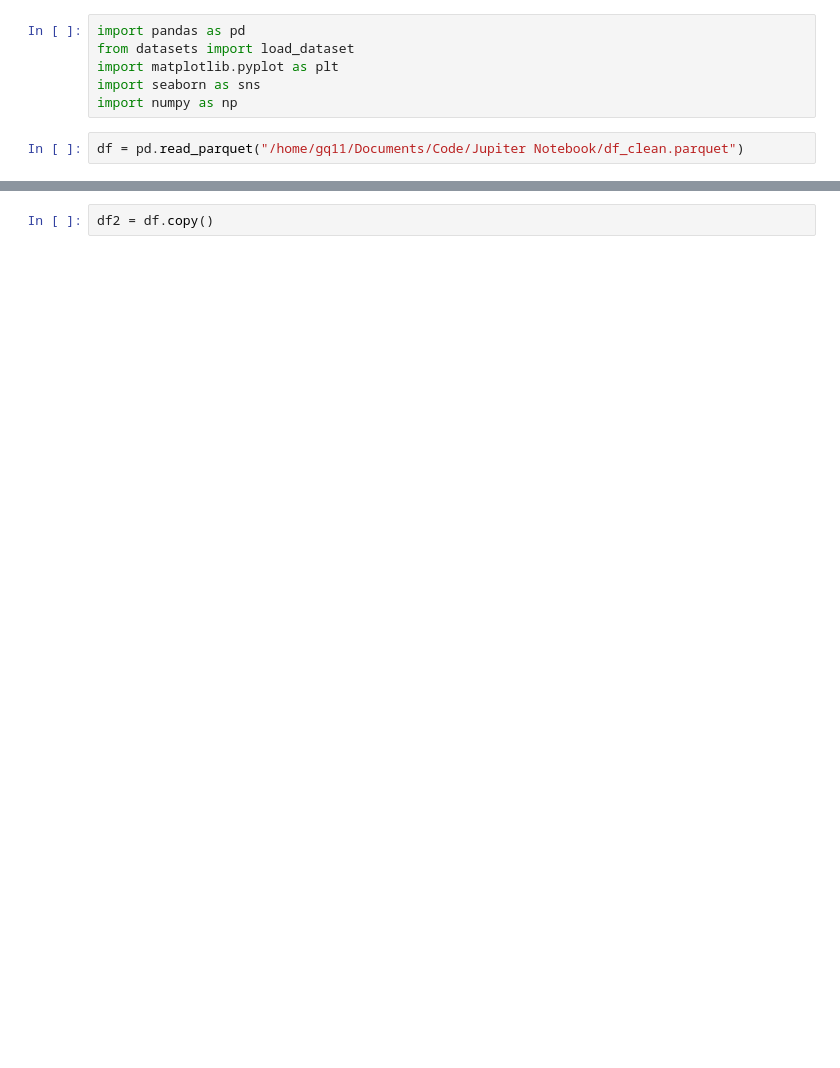
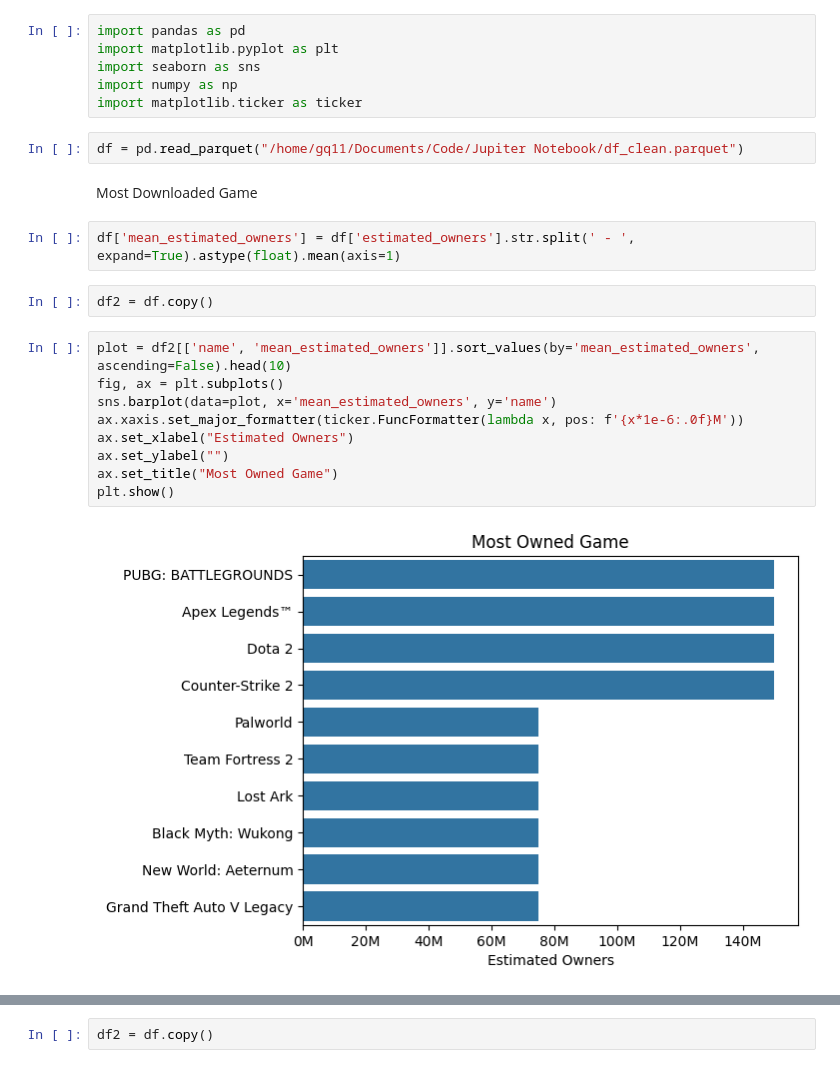
Before and after one commit to ngtrmquang/Steam-Games-Analysis, a Jupyter notebook: 02_Market_Overview.ipynb, the cells around one changed output, grey strips where cells are left out. Saved outputs shown, nothing was run; the diff lists cells and outputs as text; blank space fills up the shorter version.

```diff
--- a/02_Market_Overview.ipynb
+++ b/02_Market_Overview.ipynb
@@ -1,9 +1,26 @@
 # %%
 import pandas as pd
-from datasets import load_dataset
 import matplotlib.pyplot as plt
 import seaborn as sns
 import numpy as np
+import matplotlib.ticker as ticker
 # %%
 df = pd.read_parquet("/home/gq11/Documents/Code/Jupiter Notebook/df_clean.parquet")
+# %% [markdown]
+Most Downloaded Game
+# %%
+df['mean_estimated_owners'] = df['estimated_owners'].str.split(' - ', expand=True).astype(float).mean(axis=1)
+# %%
+df2 = df.copy()
+# %%
+plot = df2[['name', 'mean_estimated_owners']].sort_values(by='mean_estimated_owners', ascending=False).head(10)
+fig, ax = plt.subplots()
+sns.barplot(data=plot, x='mean_estimated_owners', y='name')
+ax.xaxis.set_major_formatter(ticker.FuncFormatter(lambda x, pos: f'{x*1e-6:.0f}M'))
+ax.set_xlabel("Estimated Owners")
+ax.set_ylabel("")
+ax.set_title("Most Owned Game")
+plt.show()
+# %% [output]
+[figure, added]
 # %% [markdown]
```
Also changed, not shown: parts of 16 cells of this notebook.
